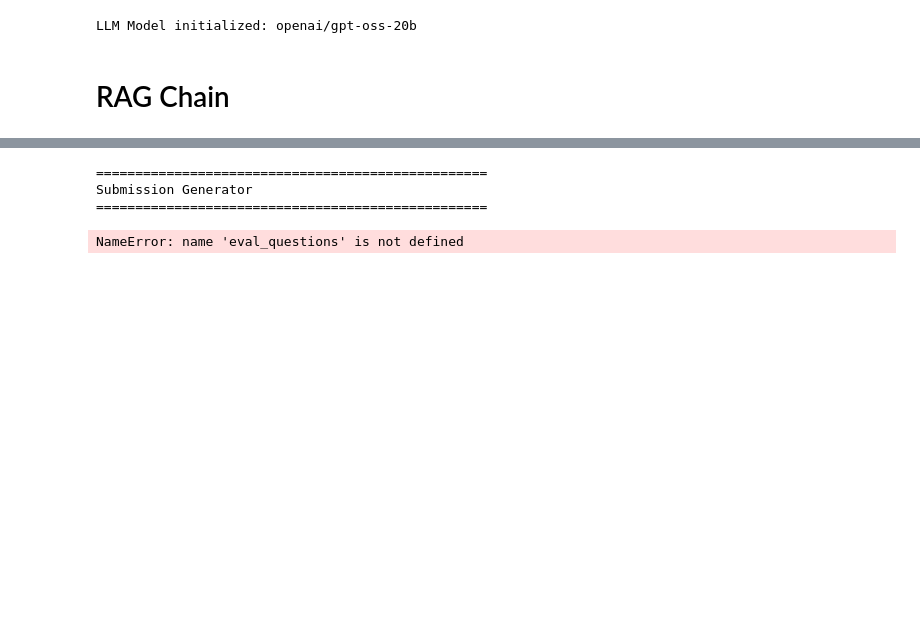
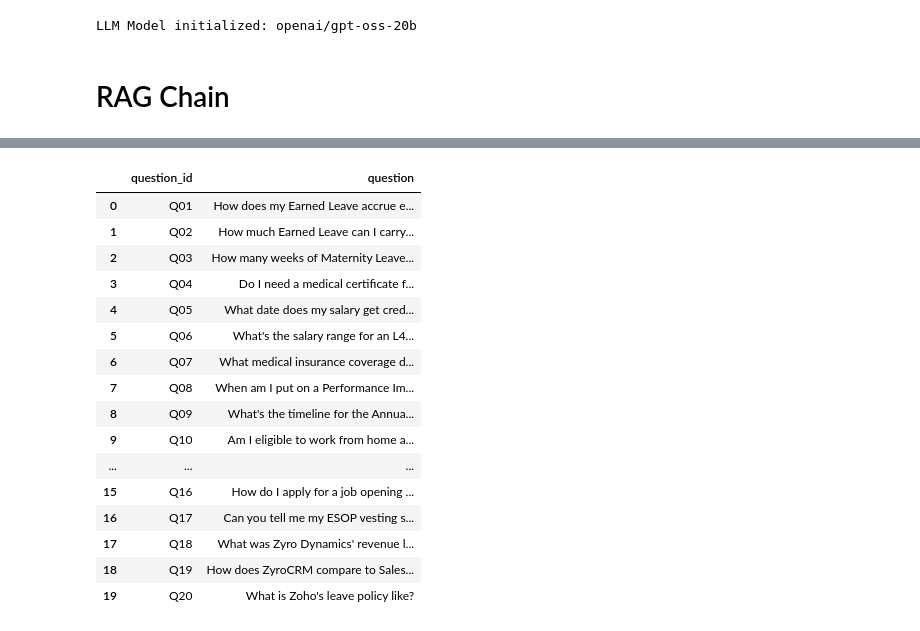
Before and after one commit to Sameer041475/RAG_Based_Projects, a Jupyter notebook: code.ipynb, the cells around one changed output, grey strips where cells are left out. Cells and saved outputs as stored; diff of their text form; code cells hidden in the pictures; blank space fills up the shorter version.

```diff
--- a/code.ipynb
+++ b/code.ipynb
@@ -274,46 +296,22 @@ None
-# %%
-print("=" * 50)
-print("Submission Generator")
-print("=" * 50)
-
-print(f"\nGenerating responses for {len(eval_questions)} questions...\n")
-
-rows = []
-
-for i, q in enumerate(eval_questions):
-    qid = q["question_id"]
-    question = q["question"]
-
-    try:
-        result = ask_bot(question)
-        answer = result["answer"]
-        status = "OK"
-    except Exception as e:
-        answer = f"Error: {str(e)}"
-        status = "ERROR"
-
-    rows.append({
-        "question_id": qid,
-        "answer": answer,
-    })
-
-    print(f"[{i+1:02d}/{len(eval_questions)}] {qid} ... {status}")
-
-    if i < len(eval_questions) - 1:
-        time.sleep(2)
-
-csv_path = "submission.csv"
-
-fieldnames = ["question_id", "answer"]
-
-with open(csv_path, "w", newline="", encoding="utf-8") as f:
-    writer = csv.DictWriter(f, fieldnames=fieldnames)
-    writer.writeheader()
-    writer.writerows(rows)
-
-print("\nsubmission.csv generated successfully.")
-# %% [output]
-==================================================
-Submission Generator
-==================================================
-NameError: name 'eval_questions' is not defined
+# %%
+import pandas as pd
+df = pd.read_csv("test.csv")
+df
+# %% [output]
+|  | question_id | question |
+| 0 | Q01 | How does my Earned Leave accrue e... |
+| 1 | Q02 | How much Earned Leave can I carry... |
+| 2 | Q03 | How many weeks of Maternity Leave... |
+| 3 | Q04 | Do I need a medical certificate f... |
+| 4 | Q05 | What date does my salary get cred... |
+| 5 | Q06 | What's the salary range for an L4... |
+| 6 | Q07 | What medical insurance coverage d... |
+| 7 | Q08 | When am I put on a Performance Im... |
+| 8 | Q09 | What's the timeline for the Annua... |
+| 9 | Q10 | Am I eligible to work from home a... |
+| ... | ... | ... |
+| 15 | Q16 | How do I apply for a job opening ... |
+| 16 | Q17 | Can you tell me my ESOP vesting s... |
+| 17 | Q18 | What was Zyro Dynamics' revenue l... |
+| 18 | Q19 | How does ZyroCRM compare to Sales... |
+| 19 | Q20 | What is Zoho's leave policy like? |
```
Also changed, not shown: parts of 5 cells of this notebook, 1 other file.
